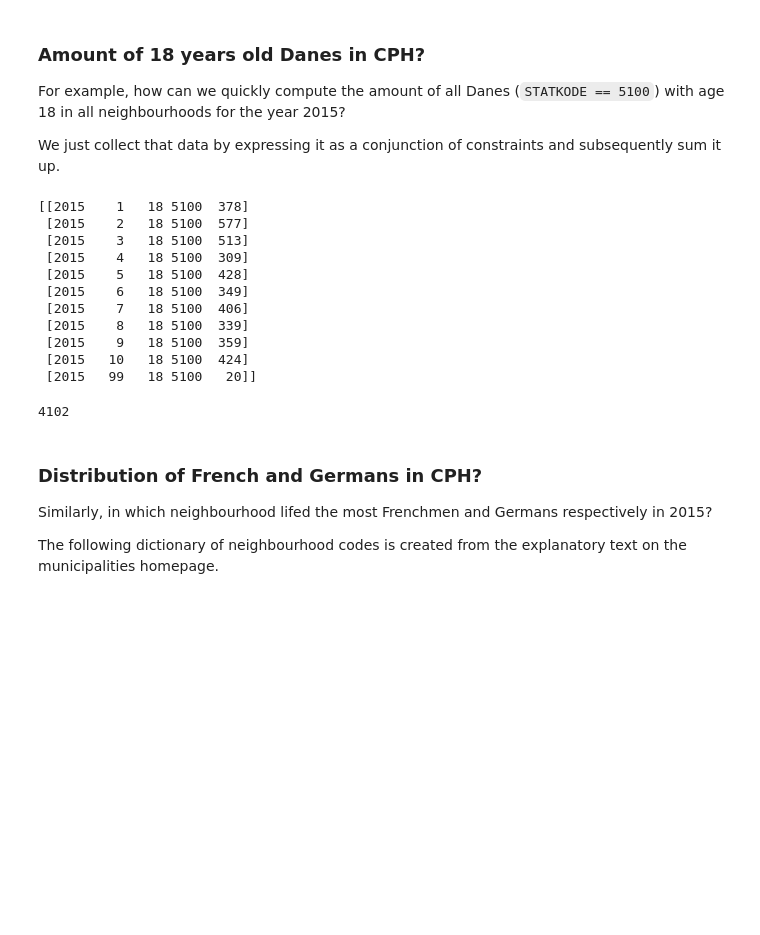
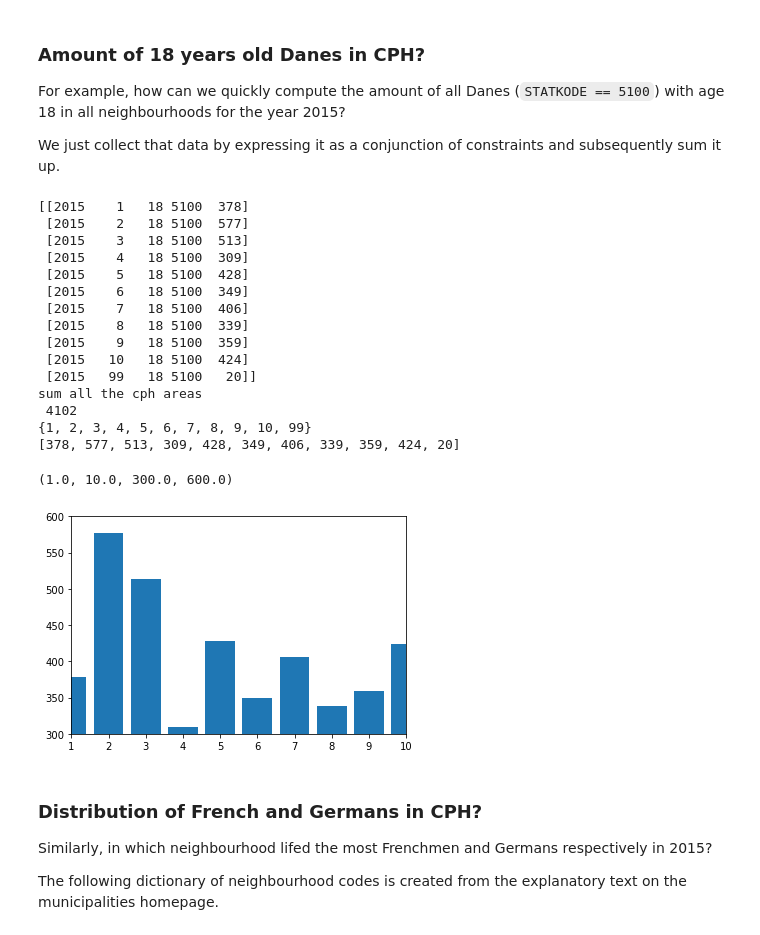
Before and after one commit to Hartmannsolution/docker_notebooks, a Jupyter notebook: notebooks/04 Numpy.ipynb, the cells around one changed output. Drawn from its saved outputs; the diff is of its cells as text; code cells hidden in the pictures; blank space fills up the shorter version.

```diff
--- a/notebooks/04 Numpy.ipynb
+++ b/notebooks/04 Numpy.ipynb
@@ -490,10 +501,9 @@ We just collect that data by expressing it as a conjunction of constraints and s
 # %%
 mask = (dd[:,0] == 2015) & (dd[:,2] == 18) & (dd[:,3] == 5100)
 print(dd[mask])
-#plt.axis([0,10,300,600])
-#plt.bar(dd[:,1], dd[:,4])
-np.sum(dd[mask][:,4])
-#plt.show()
+print('sum all the cph areas\n',np.sum(dd[mask][:,4]))
+print(set(dd[:,1]))
+print(list(dd[mask][:,4]))
 # %% [output]
 [[2015    1   18 5100  378]
  [2015    2   18 5100  577]
@@ -506,7 +516,17 @@ np.sum(dd[mask][:,4])
  [2015    9   18 5100  359]
  [2015   10   18 5100  424]
  [2015   99   18 5100   20]]
+sum all the cph areas
+ 4102
+{1, 2, 3, 4, 5, 6, 7, 8, 9, 10, 99}
+[378, 577, 513, 309, 428, 349, 406, 339, 359, 424, 20]
-4102
+# %%
+import matplotlib.pyplot as plt
+plt.bar(list(set(dd[:,1])), list(dd[mask][:,4]))
+plt.axis([1,10,300,600])
+# %% [output]
+(1.0, 10.0, 300.0, 600.0)
+[figure, added]
 # %% [markdown]
 ### Distribution of French and Germans in CPH?
 
```
Also changed, not shown: parts of 9 cells of this notebook.
